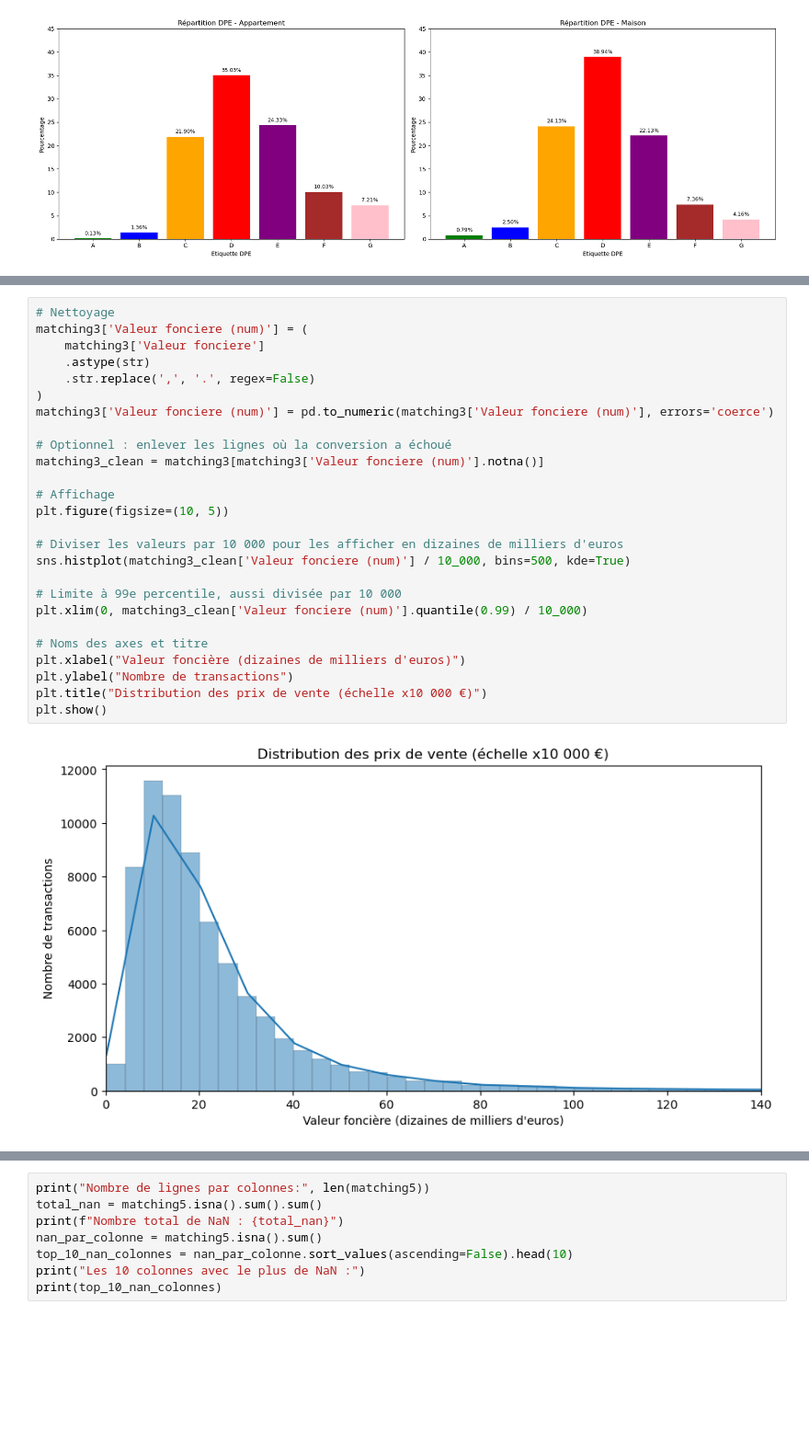
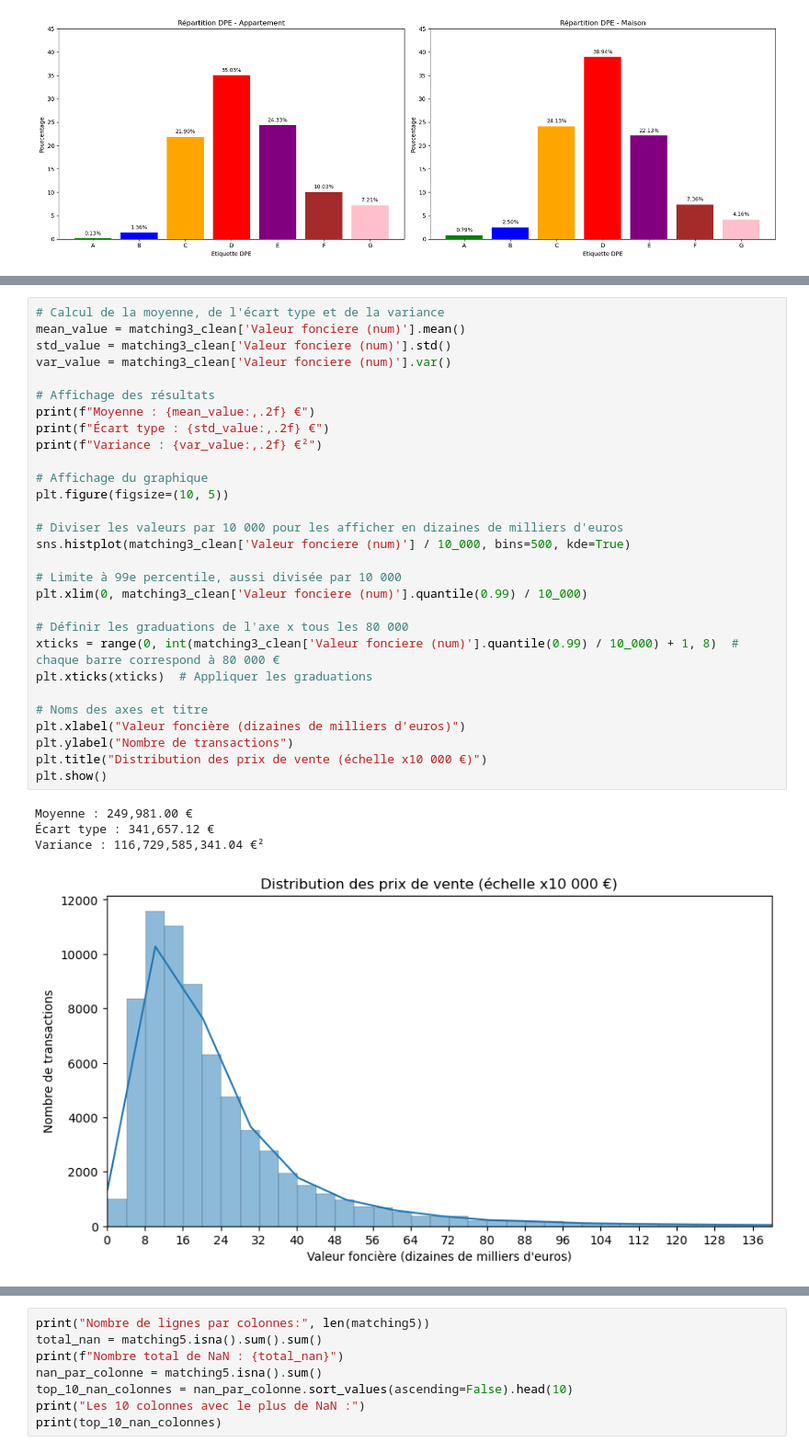
Before and after one commit to isaurepillet/STATAPP, a Jupyter notebook: amrei2.ipynb, the cells around one changed output, grey strips where cells are left out. Shown at 92% size. Drawn from its saved outputs; the diff is of its cells as text; blank space fills up the shorter version.

```diff
--- a/amrei2.ipynb
+++ b/amrei2.ipynb
@@ -239,28 +250,34 @@ Name: Valeur fonciere, Length: 69313, dtype: object
 # %%
-# Nettoyage
-matching3['Valeur fonciere (num)'] = (
-    matching3['Valeur fonciere']
-    .astype(str)
-    .str.replace(',', '.', regex=False)
-)
-matching3['Valeur fonciere (num)'] = pd.to_numeric(matching3['Valeur fonciere (num)'], errors='coerce')
+# Calcul de la moyenne, de l'écart type et de la variance
+mean_value = matching3_clean['Valeur fonciere (num)'].mean()
+std_value = matching3_clean['Valeur fonciere (num)'].std()
+var_value = matching3_clean['Valeur fonciere (num)'].var()
 
-# Optionnel : enlever les lignes où la conversion a échoué
-matching3_clean = matching3[matching3['Valeur fonciere (num)'].notna()]
+# Affichage des résultats
+print(f"Moyenne : {mean_value:,.2f} €")
+print(f"Écart type : {std_value:,.2f} €")
+print(f"Variance : {var_value:,.2f} €²")
 
-# Affichage
+# Affichage du graphique
 plt.figure(figsize=(10, 5))
 
 # Diviser les valeurs par 10 000 pour les afficher en dizaines de milliers d'euros
 sns.histplot(matching3_clean['Valeur fonciere (num)'] / 10_000, bins=500, kde=True)
 
 # Limite à 99e percentile, aussi divisée par 10 000
 plt.xlim(0, matching3_clean['Valeur fonciere (num)'].quantile(0.99) / 10_000)
 
+# Définir les graduations de l'axe x tous les 80 000
+xticks = range(0, int(matching3_clean['Valeur fonciere (num)'].quantile(0.99) / 10_000) + 1, 8)  # chaque barre correspond à 80 000 €
+plt.xticks(xticks)  # Appliquer les graduations
+
 # Noms des axes et titre
 plt.xlabel("Valeur foncière (dizaines de milliers d'euros)")
 plt.ylabel("Nombre de transactions")
 plt.title("Distribution des prix de vente (échelle x10 000 €)")
 plt.show()
 # %% [output]
+Moyenne : 249,981.00 €
+Écart type : 341,657.12 €
+Variance : 116,729,585,341.04 €²
-[figure, old version]
+[figure, new version]
```
Also changed, not shown: parts of 8 cells of this notebook.
